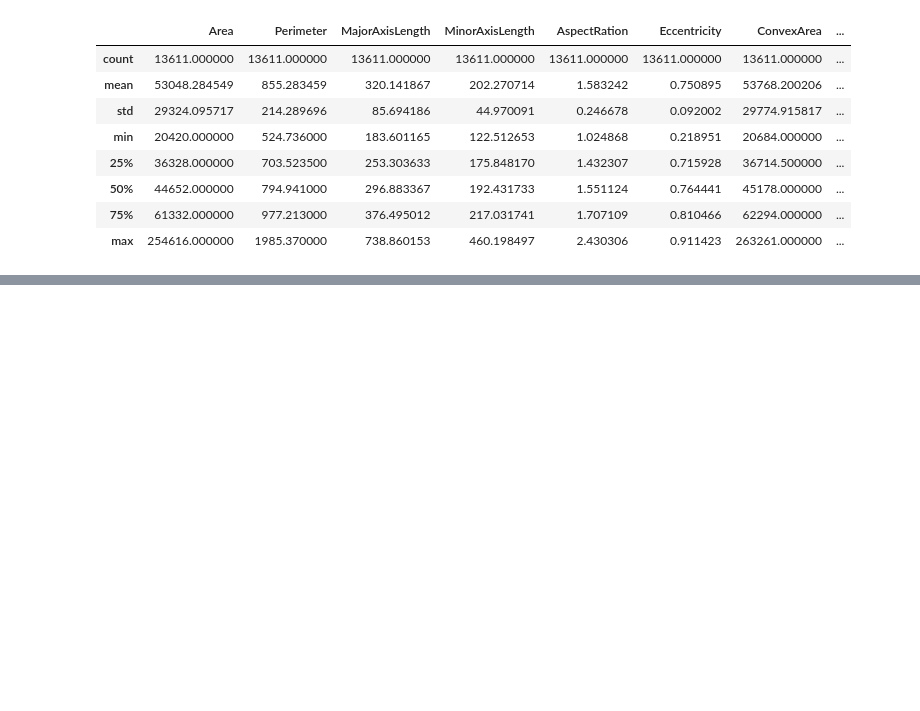
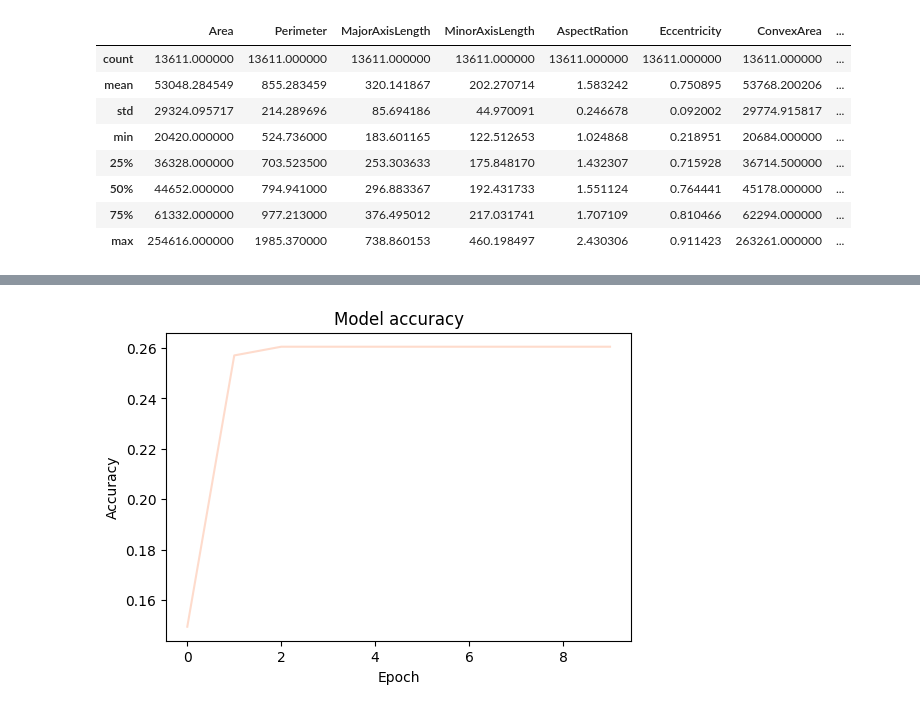
Before and after one commit to camlemessurier/COMP3330, a Jupyter notebook: A1/Q2.ipynb, the cells around one changed output, grey strips where cells are left out. Saved outputs shown, nothing was run; the diff lists cells and outputs as text; code cells hidden in the pictures; blank space fills up the shorter version.

```diff
--- a/A1/Q2.ipynb
+++ b/A1/Q2.ipynb
@@ -75,3 +97,7 @@ y = le.fit_transform(y['Class'])
+# %%
+plot_accuracy(history)
+# %% [output]
+[figure, added]
 # %%
 def cvNN(X, y):
 
```
Also changed, not shown: parts of 15 cells of this notebook, 15 other files.
